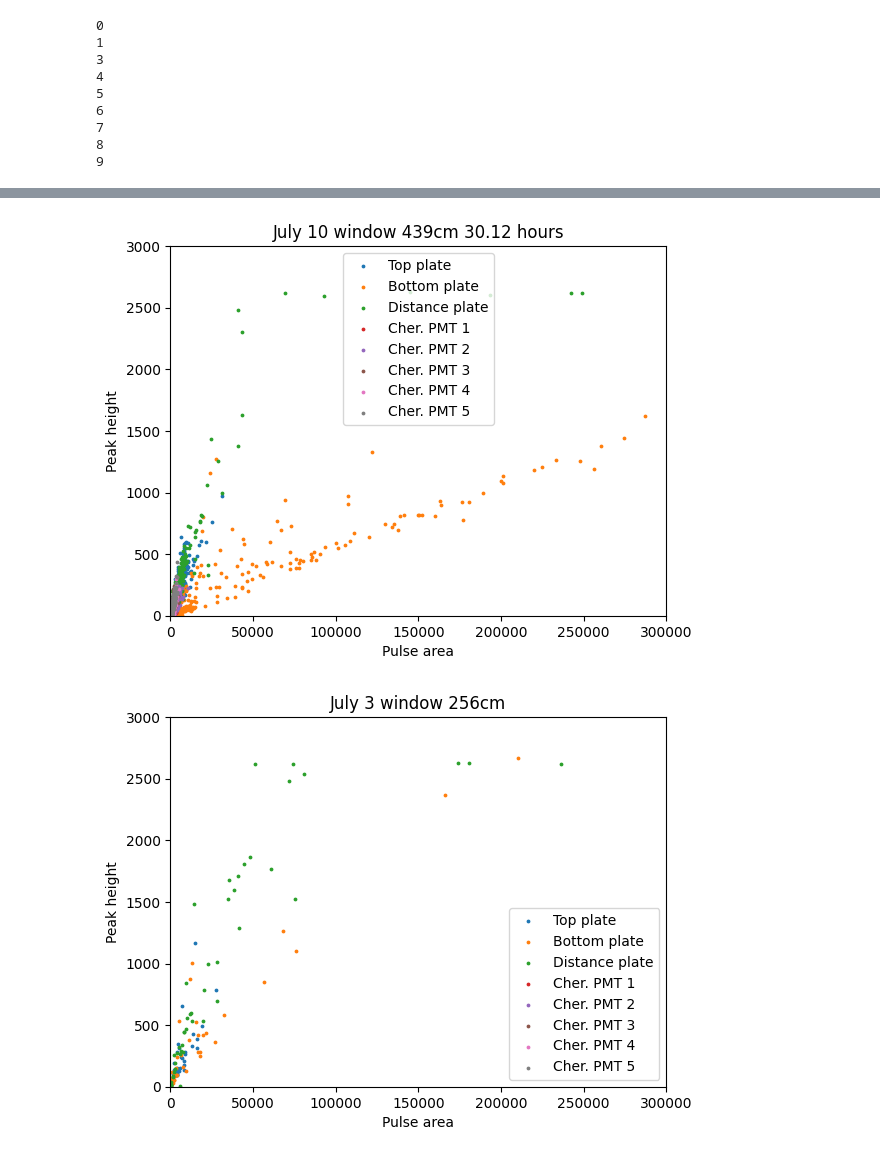
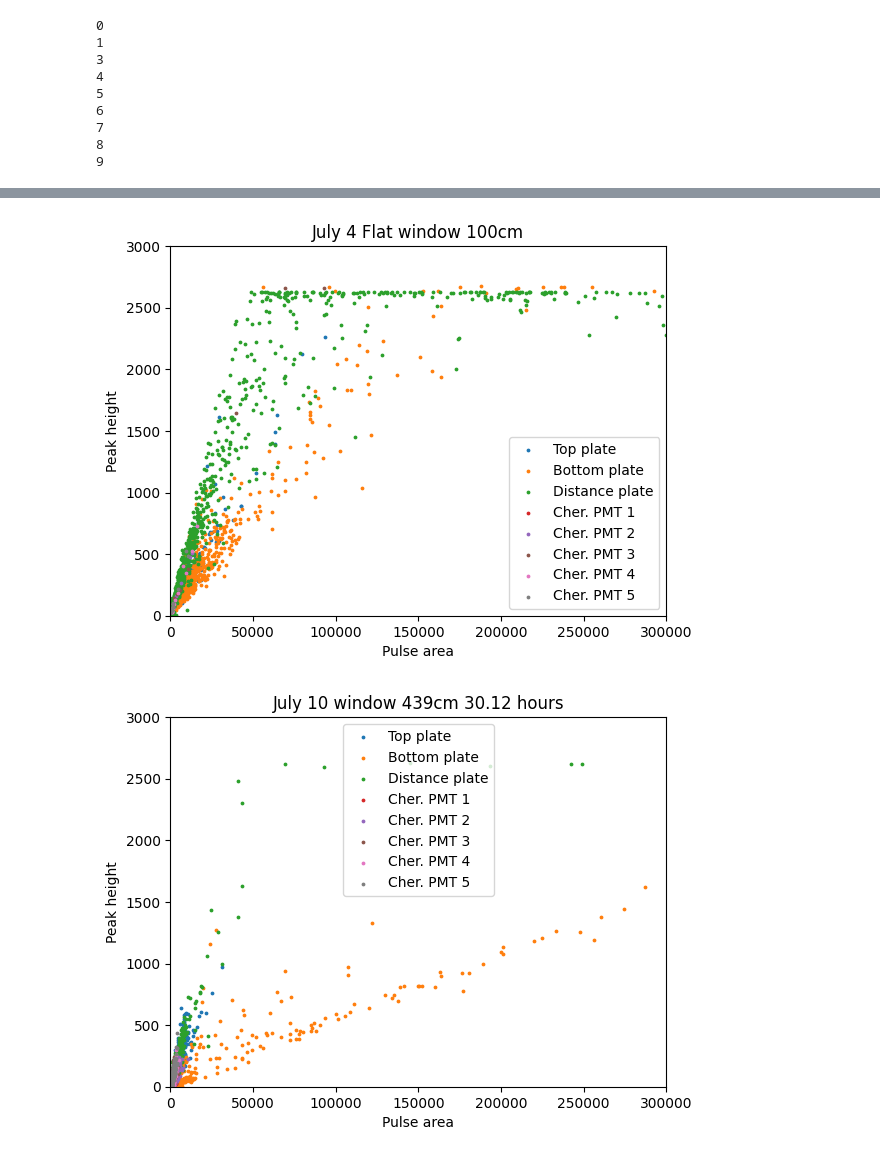
Before and after one commit to martijn00128/Nikhef-Project-2023, a Jupyter notebook: NIKHEF_amp_area_scatter.ipynb, the cells around one changed output, grey strips where cells are left out. Saved outputs shown, nothing was run; the diff lists cells and outputs as text; code cells hidden in the pictures.

```diff
--- a/NIKHEF_amp_area_scatter.ipynb
+++ b/NIKHEF_amp_area_scatter.ipynb
@@ -147,12 +98,0 @@ def find_largest_region(counts, threshold):
-# %%
-event = all_data[0][4][29]
-
-peaks, properties = find_peaks(-event, prominence=30, width=20)
-
-print(properties["left_ips"])
-print(properties["right_ips"])
-plt.plot(event)
-plt.plot(peaks, event[peaks], "x")
-plt.hlines(y=-properties["width_heights"], xmin=properties["left_ips"],
-           xmax=properties["right_ips"], color="C1")
-plt.show()
@@ -163,5 +99,5 @@ plt.show()
 # %%
-for data_sets in all_data[1:5]:
+for data_sets in all_data:
     for event_set in data_sets[2:]:
         area_points = []
         height_points = []
@@ -177,34 +113,32 @@ for data_sets in all_data[1:5]:
             baseline = np.median(baseline_section)
             baseline_std = np.std(baseline_section)
 
-            threshold = [(baseline - 3 * baseline_std)] * len(samples)
-            threshold = threshold - baseline
             counts = event - baseline  # redefine baseline as zero
 
             peaks, properties = find_peaks(-counts, prominence=30, width=20)
 
             widths, index = np.unique(properties.get('widths'), return_index=True)
 
             if peaks.size > 0:
                 for i, peak in enumerate(peaks[index]):
                     pulse_start = math.floor(properties["left_ips"][index][i])
                     pulse_end = math.ceil(properties["right_ips"][index][i])
 
                     area = abs(np.trapz(counts[pulse_start:pulse_end], samples[pulse_start:pulse_end]))
                     area_points.append(area)
                     height_points.append(-counts[peak])
 
         plt.scatter(area_points, height_points, s=3)
         plt.xlim([0, 300000])
         plt.ylim([0, 3000])
         plt.title(f'{data_sets[0]}')
         plt.legend(
             ["Top plate", "Bottom plate", "Distance plate", "Cher. PMT 1", "Cher. PMT 2", "Cher. PMT 3", "Cher. PMT 4",
              "Cher. PMT 5"])
         plt.ylabel('Peak height')
         plt.xlabel('Pulse area')
 
     plt.show()
 # %% [output]
-[figure, old version]
+[figure, new version]
-[figure, old version]
+[figure, new version]
```
Also changed, not shown: parts of 5 cells of this notebook.
